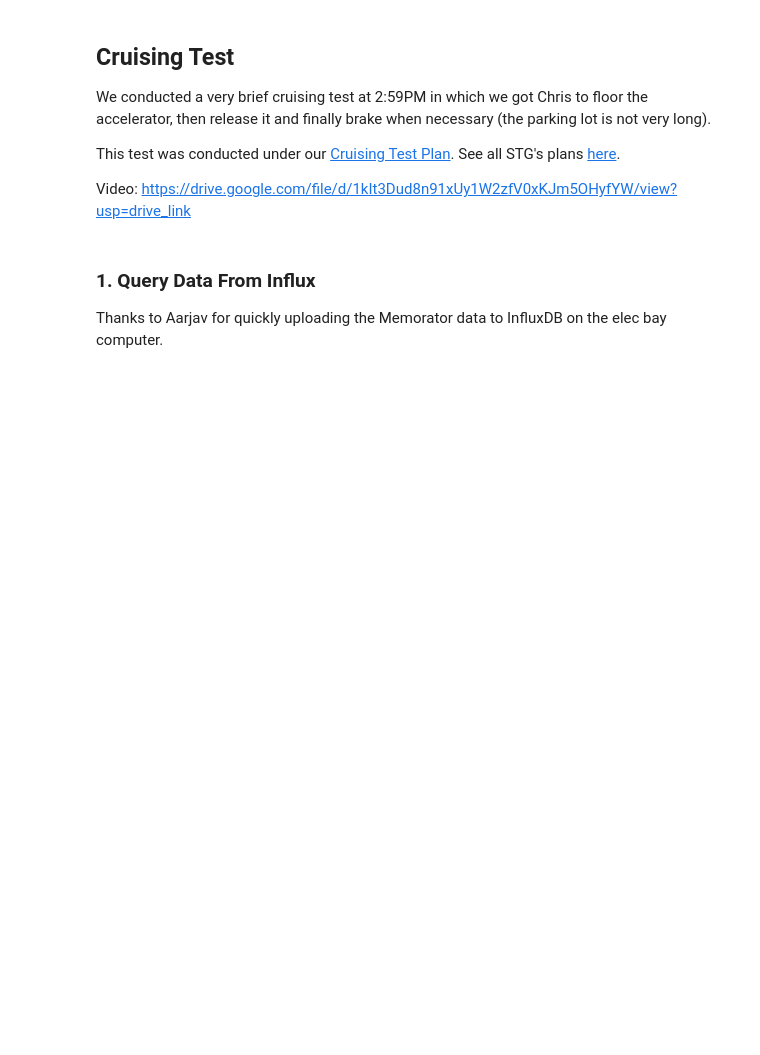
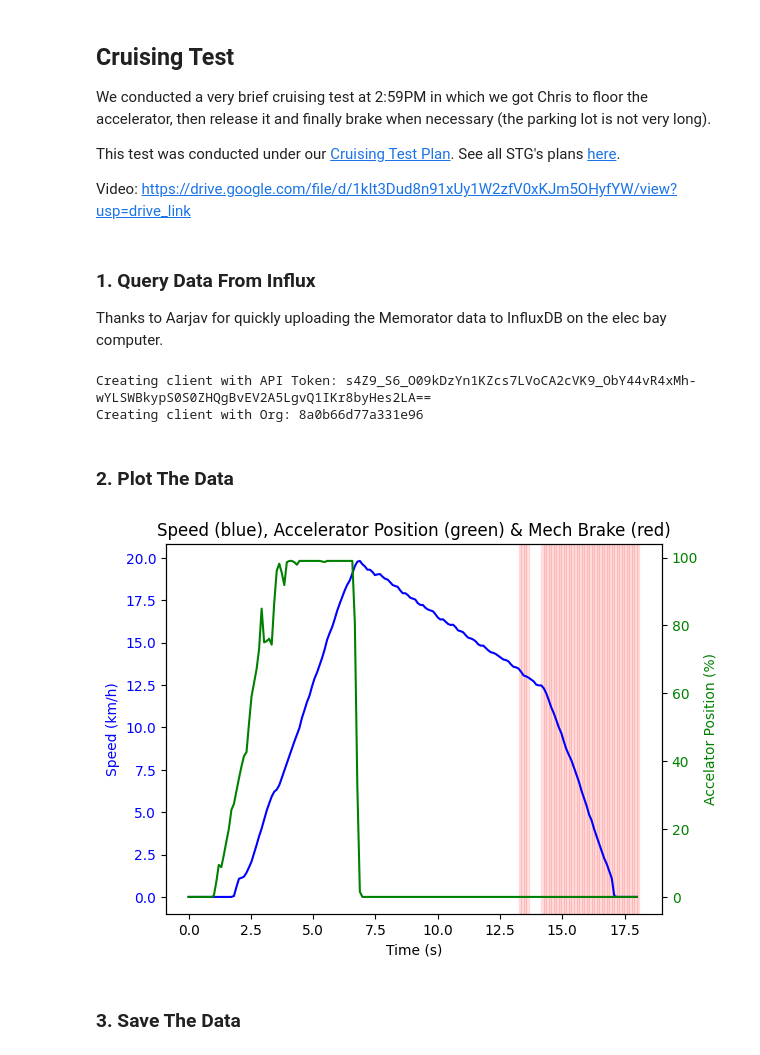
Before and after one commit to UBC-Solar/data_analysis, a Jupyter notebook: motor_analysis/motor_testing_april_6.ipynb, the cells around one changed output. Saved outputs shown, nothing was run; the diff lists cells and outputs as text; code cells hidden in the pictures; blank space fills up the shorter version.

Commit message:
complete querying & plotting of cruising test

```diff
--- a/motor_analysis/motor_testing_april_6.ipynb
+++ b/motor_analysis/motor_testing_april_6.ipynb
@@ -18,3 +18,59 @@ Video: https://drive.google.com/file/d/1kIt3Dud8n91xUy1W2zfV0xKJm5OHyfYW/view?us
 ### 1. Query Data From Influx
 
 Thanks to Aarjav for quickly uploading the Memorator data to InfluxDB on the elec bay computer.
+# %%
+from data_tools import query
+from data_tools.collections import TimeSeries
+from datetime import datetime, date, time, timezone
+
+client = query.DBClient()
+
+test_date = date(2025, 4, 6)  # April 6th, 2025
+utc_offset_h = 7
+cruising_test_start_utc = time(14 + utc_offset_h, 57, 40)
+cruising_test_stop_utc = time(14 + utc_offset_h, 57, 58)
+
+start_time = datetime.combine(test_date, cruising_test_start_utc, tzinfo=timezone.utc)
+stop_time = datetime.combine(test_date, cruising_test_stop_utc, tzinfo=timezone.utc)
+
+# get data for 1 minute timestamps
+speed_kph: TimeSeries = client.query_time_series(start_time, stop_time, "MotorRotatingSpeed")
+accelator_percent: TimeSeries = client.query_time_series(start_time, stop_time, "AcceleratorPosition")
+brake_pressed: TimeSeries = client.query_time_series(start_time, stop_time, "BrakePressed")
+# %% [output]
+Creating client with API Token: s4Z9_S6_O09kDzYn1KZcs7LVoCA2cVK9_ObY44vR4xMh-wYLSWBkypS0S0ZHQgBvEV2A5LgvQ1IKr8byHes2LA==
+Creating client with Org: 8a0b66d77a331e96
+# %% [markdown]
+### 2. Plot The Data
+# %%
+import matplotlib.pyplot as plt
+
+fig, ax1 = plt.subplots()
+
+t_axis = speed_kph.x_axis
+period = speed_kph.granularity
+
+# Plot Speed (km/h) on the left y-axis
+ax1.plot(t_axis, speed_kph, color='blue')
+ax1.set_xlabel('Time (s)')
+ax1.set_ylabel('Speed (km/h)', color='blue')
+ax1.tick_params(axis='y', labelcolor='blue')
+
+# Create a secondary y-axis for Accelerator Position (%)
+ax2 = ax1.twinx()
+ax2.plot(t_axis, accelator_percent, color='green')
+ax2.set_ylabel('Accelator Position (%)', color='green')
+ax2.tick_params(axis='y', labelcolor='green')
+
+# Change background color based on brake_pressed (1 or 0)
+for i, value in enumerate(brake_pressed):
+    if value == 1:
+        ax1.axvspan(t_axis[i], t_axis[i]+period, color='red', alpha=0.1)  # Highlight background when brake is pressed
+
+plt.title("Speed (blue), Accelerator Position (green) & Mech Brake (red)")
+
+plt.show()
+# %% [output]
+[figure, added]
+# %% [markdown]
+### 3. Save The Data
```
